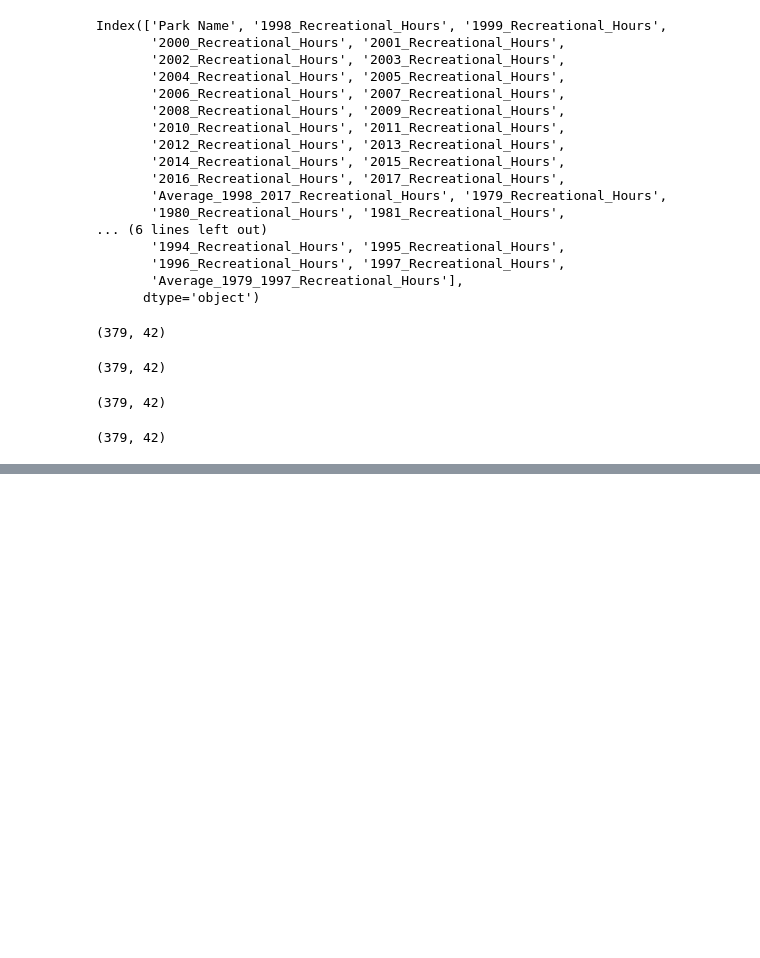
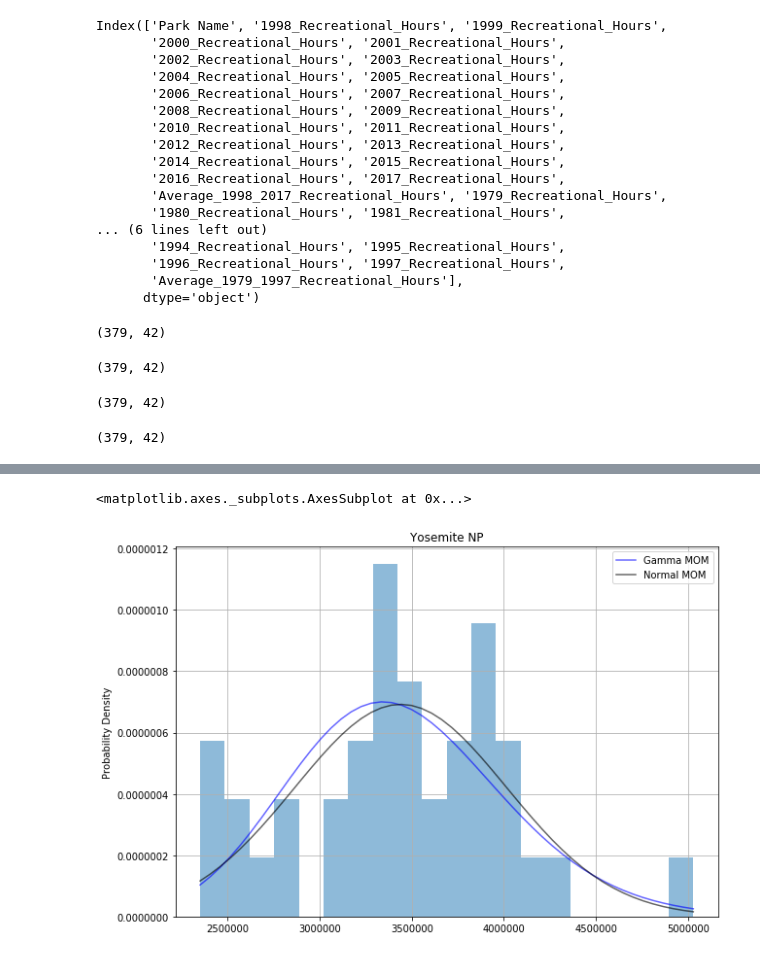
Before and after one commit to sameerabalay/NationalParkAnalysis, a Jupyter notebook: src/DataLoadsFromReports.ipynb, the cells around one changed output, grey strips where cells are left out. Cells and saved outputs as stored; diff of their text form; code cells hidden in the pictures; blank space fills up the shorter version.

```diff
--- a/src/DataLoadsFromReports.ipynb
+++ b/src/DataLoadsFromReports.ipynb
@@ -346,0 +457,7 @@ tent_overnights.shape
+# %%
+moms = methond_of_moments()
+moms.fit(y2,'Yosemite NP')
+moms.plot_pdf()
+# %% [output]
+<matplotlib.axes._subplots.AxesSubplot at 0x...>
+[figure, added]
```
Also changed, not shown: parts of 21 cells of this notebook, 3 other files.
